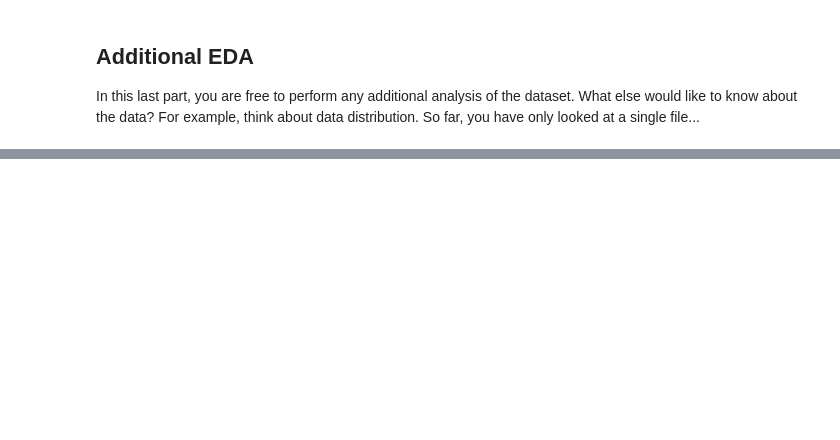
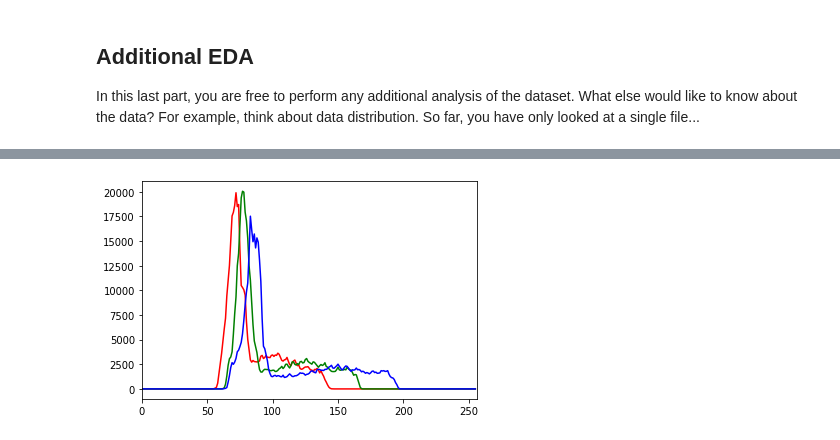
Before and after one commit to datacamp527ataudi/nd013-c1-vision-starter, a Jupyter notebook: Exploratory Data Analysis.ipynb, the cells around one changed output, grey strips where cells are left out. Saved outputs shown, nothing was run; the diff lists cells and outputs as text; code cells hidden in the pictures; blank space fills up the shorter version.

```diff
--- a/Exploratory Data Analysis.ipynb
+++ b/Exploratory Data Analysis.ipynb
@@ -78,0 +160,30 @@ For example, think about data distribution. So far, you have only looked at a si
+# %%
+#Finally I was interested in the distribution of the RGB Values from the dataset
+im_collector = np.zeros((640,640,3))
+counter = 0
+
+for file in dataset.take(10000): # I chose a max value to keep runtime in acceptable limits
+    im = file["image"].numpy()
+    counter = counter+1
+    im_collector = im_collector + im
+
+
+im_collector = im_collector/counter
+
+fig, ax = plt.subplots()
+
+plt.xlim([0,256])
+
+histogram_r, bin_edges_r = np.histogram(im_collector[:,:,0], bins=256, range=(0,256))
+histogram_g, bin_edges_g = np.histogram(im_collector[:,:,1], bins=256, range=(0,256))
+histogram_b, bin_edges_b = np.histogram(im_collector[:,:,2], bins=256, range=(0,256))
+
+plt.plot(bin_edges_r[0:-1], histogram_r, color="red")
+plt.plot(bin_edges_g[0:-1], histogram_g, color="green")
+plt.plot(bin_edges_b[0:-1], histogram_b, color="blue")
+
+plt.show()
+#The result showed that there are almost no pixels with values below 50 or above 200.
+#So increasing the contrast is likely to have a positive effect on the training results
+# %% [output]
+[figure, added]
```
Also changed, not shown: parts of 3 cells of this notebook.
